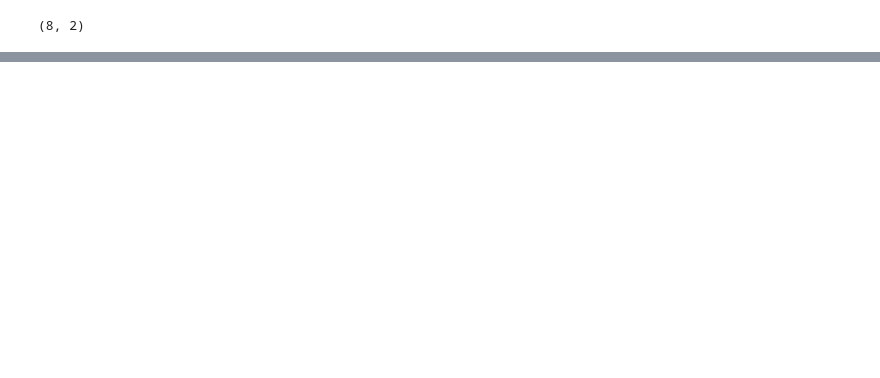
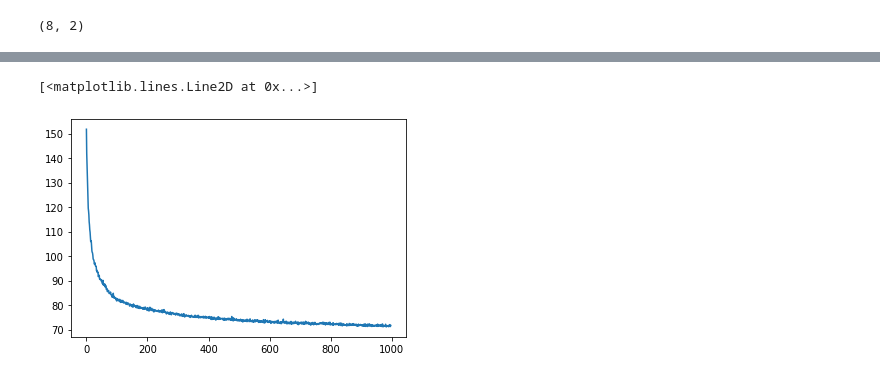
Before and after one commit to huiwenn/BiRiskRRT, a Jupyter notebook: notebooks/imitation.ipynb, the cells around one changed output, grey strips where cells are left out. Cells and saved outputs as stored; diff of their text form; code cells hidden in the pictures; blank space fills up the shorter version.

```diff
--- a/notebooks/imitation.ipynb
+++ b/notebooks/imitation.ipynb
@@ -87,6 +92,6 @@ we can use 12 agents max.
 # %%
 peds = np.array(scenes[1]['pedestrians'][1])[:,1:]
-peds.shape
+padded = np.pad(peds, ((0, 12-peds.shape[0]),(0,0)))
 # %% [output]
 (8, 2)
 # %%
@@ -95,0 +131,2 @@ np.pad(peds, ((peds.shape[0], 12-peds.shape[0]),(2,2))).shape
+# %%
+peds, traj = prepare_scene(scenes[0])
@@ -95,0 +199,37 @@ np.pad(peds, ((peds.shape[0], 12-peds.shape[0]),(2,2))).shape
+# %%
+
+# Parameters
+
+input_size = 26 # 2(self) + 12 x 2(agents)
+hidden_size = 128  # Number of neurons in hidden layer
+output_size = 2  # xy coordinates for
+
+# Initialize the neural network
+model = concept_network(input_size, hidden_size, output_size)
+
+# Define loss function and optimizer
+criterion = nn.MSELoss()
+optimizer = optim.Adam(model.parameters(), lr=0.001)
+
+losses = []
+# Example training loop
+num_epochs = 1000
+for epoch in tqdm(range(num_epochs)):
+    epoch_loss = 0
+    for batch_inputs, batch_targets in data_loader:
+        outputs = model(batch_inputs)
+        loss = criterion(outputs, batch_targets)
+
+        epoch_loss += loss.item()
+
+        # Backward pass and optimization
+        optimizer.zero_grad()
+        loss.backward()
+        optimizer.step()
+
+    losses.append(epoch_loss)
+
+    if (epoch+1) % 10 == 0:
+        print(f'Epoch [{epoch+1}/{num_epochs}], Loss: {epoch_loss:.4f}')
+
+print("Training complete.")
@@ -95,0 +250,5 @@ np.pad(peds, ((peds.shape[0], 12-peds.shape[0]),(2,2))).shape
+# %%
+plt.plot(losses[2:])
+# %% [output]
+[<matplotlib.lines.Line2D at 0x...>]
+[figure, added]
```
Also changed, not shown: parts of 16 cells of this notebook, 2 other files.
